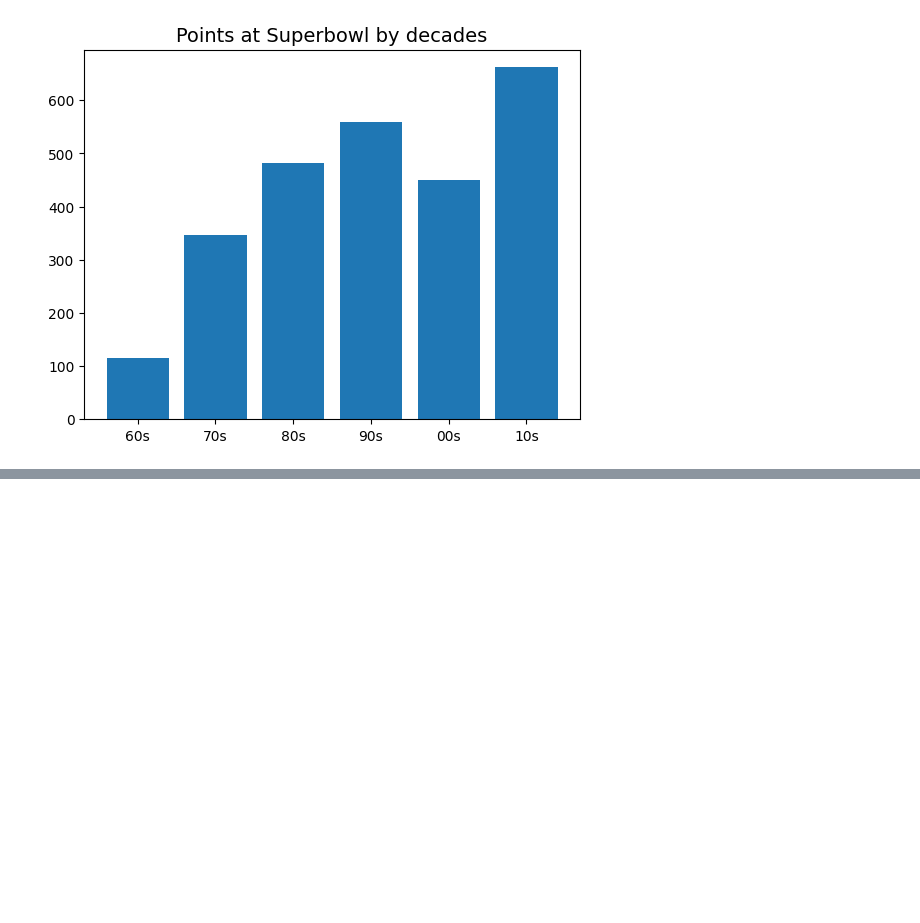
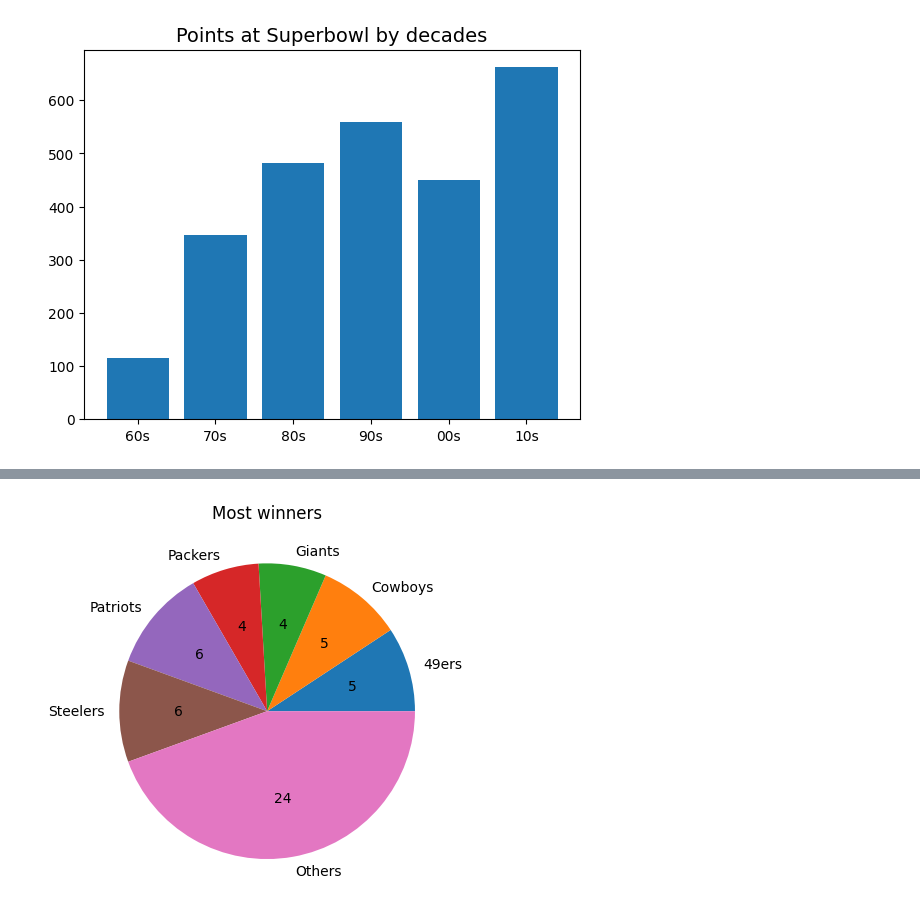
Before and after one commit to WBlackstorm/superbowl-science, a Jupyter notebook: superbowl.ipynb, the cells around one changed output, grey strips where cells are left out. Saved outputs shown, nothing was run; the diff lists cells and outputs as text; code cells hidden in the pictures; blank space fills up the shorter version.

```diff
--- a/superbowl.ipynb
+++ b/superbowl.ipynb
@@ -137,3 +184,8 @@ plt.title("Points at Superbowl by decades", loc="center", fontsize=14)
 plt.show()
 # %% [output]
 [figure]
+# %%
+winners = df.groupby('Winner')['Winner'].count()
+losers = df.groupby('Loser')['Loser'].count()
+
+winners.head(), losers.head()
@@ -139,0 +207,5 @@ plt.show()
+# %%
+winners_group = winners.loc[winners.values > 3]
+winners_group['Others'] = winners.loc[winners.values <= 3].sum()
+
+winners_group
@@ -139,0 +222,11 @@ plt.show()
+# %%
+def func(pct, allvals):
+    absolute = int(np.round(pct/100.*np.sum(allvals)))
+    return f"{absolute:d}"
+
+fig, ax = plt.subplots()
+ax.pie(winners_group.values, labels=winners_group.keys(), autopct=lambda pct: func(pct, winners_group.values))
+ax.set_title("Most winners")
+plt.show()
+# %% [output]
+[figure, added]
```
Also changed, not shown: parts of 19 cells of this notebook.
